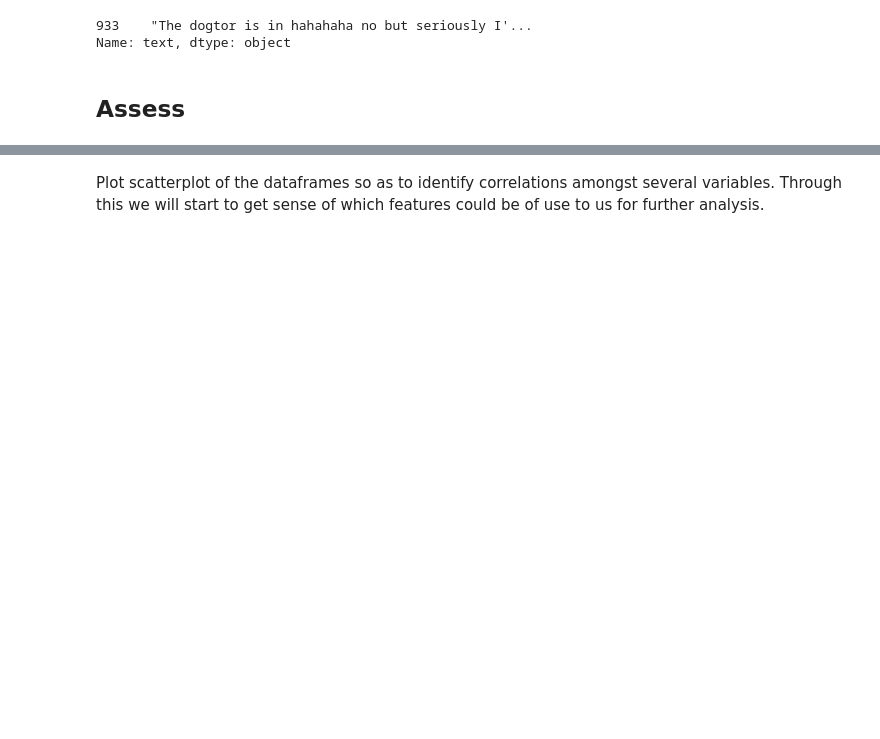
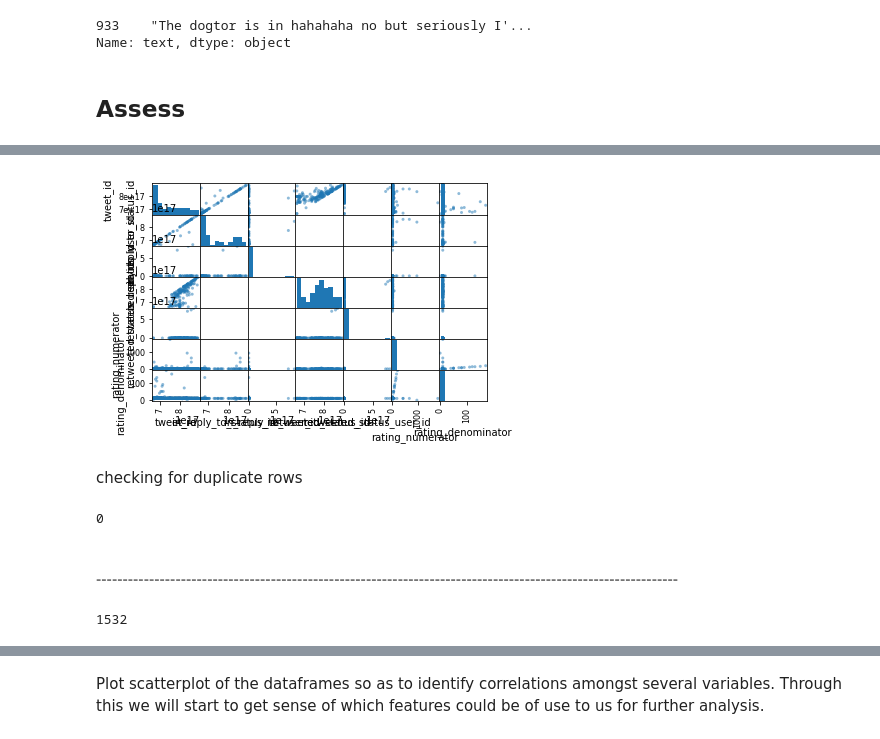
Before and after one commit to sdaphtardar/wrangle_dog_rates_data, a Jupyter notebook: data-wrangling-project.ipynb, the cells around one changed output, grey strips where cells are left out. Drawn from its saved outputs; the diff is of its cells as text; code cells hidden in the pictures; blank space fills up the shorter version.

Commit message:
Performed visual and programmatic assessment. Added dirty data issues to the notebook.

```diff
--- a/data-wrangling-project.ipynb
+++ b/data-wrangling-project.ipynb
@@ -205,0 +227,16 @@ df_name.hist()
+# %%
+pd.plotting.scatter_matrix(df_tweet_archive);
+# %% [output]
+[figure, added]
+# %% [markdown]
+checking for duplicate rows
+# %%
+df_tweet_archive.duplicated().sum()
+# %% [output]
+0
+# %% [markdown]
+###### --------------------------------------------------------------------------------------------------------------
+# %%
+df_image.p1_dog.sum()
+# %% [output]
+1532
```
Also changed, not shown: parts of 79 cells of this notebook.
